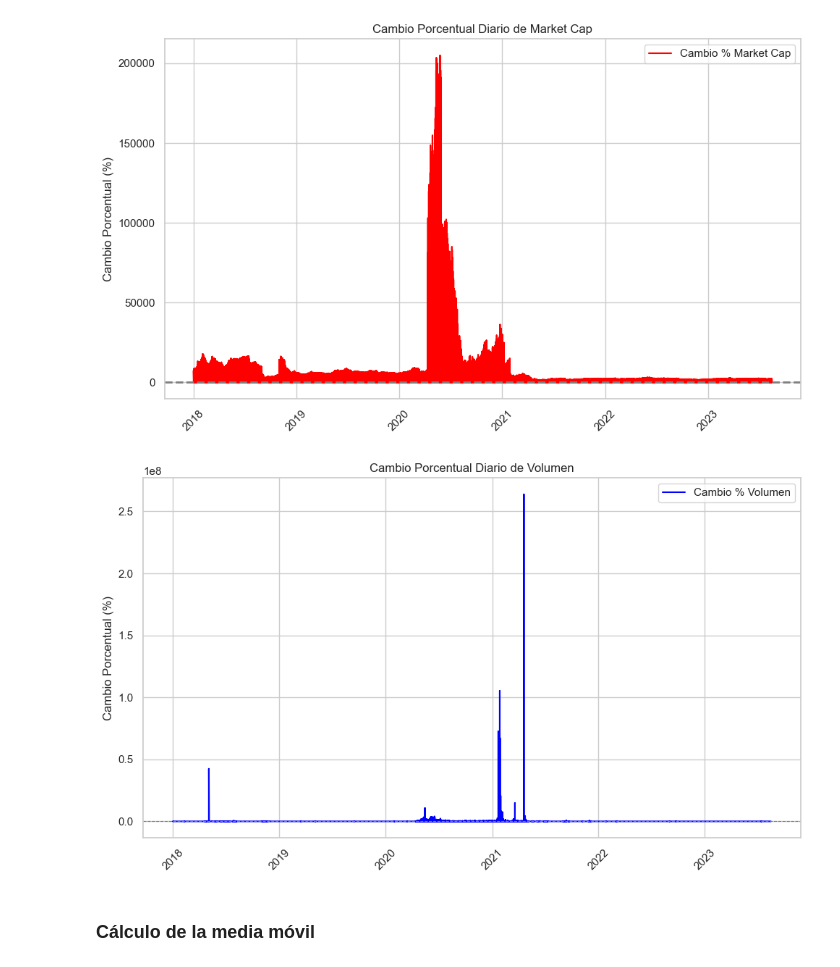
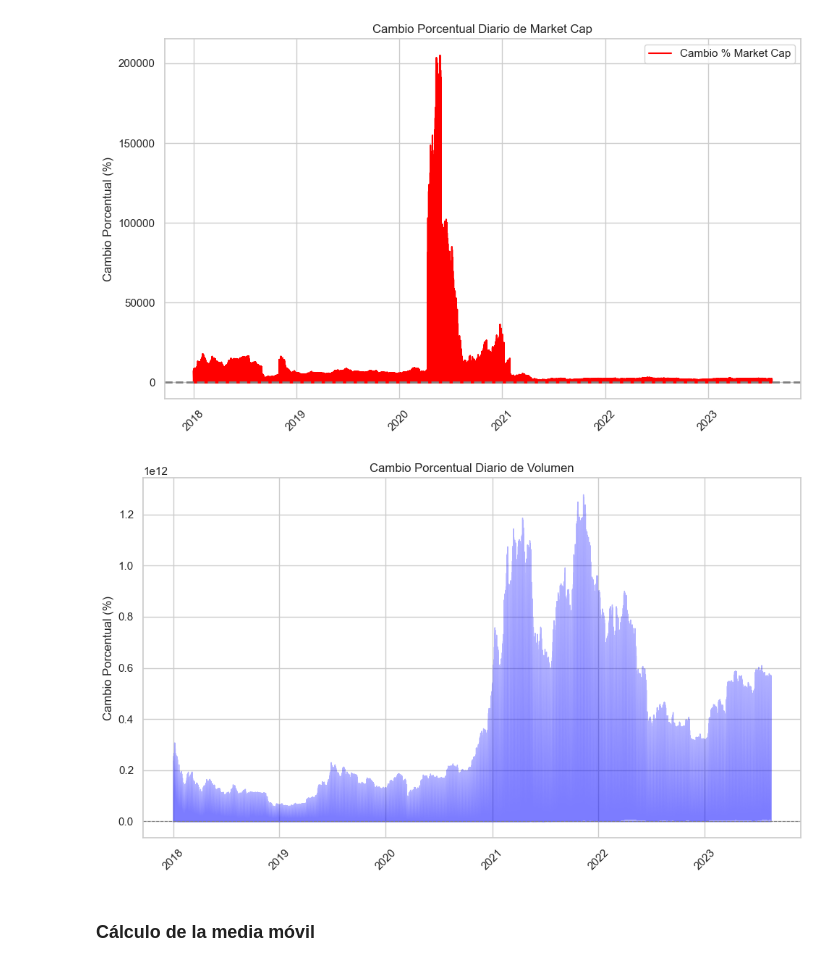
Before and after one commit to sabas4rc/PI_DA, a Jupyter notebook: Notebook/eda.ipynb, the cells around one changed output. Cells and saved outputs as stored; diff of their text form; code cells hidden in the pictures.

```diff
--- a/Notebook/eda.ipynb
+++ b/Notebook/eda.ipynb
@@ -564,22 +564,17 @@ plt.show()
 # %% [output]
 [figure]
 # %%
-# Calculo del cambio porcentual diario del market_cap
-df_total['market__vol_change'] = df_total['total_volumen'].pct_change() * 100
-
-# Plot del cambio porcentual diario del volumen
 plt.figure(figsize=(10, 6))
-plt.plot(df_total['fecha'], df_total['market__vol_change'], label='Cambio % Volumen', color='blue')
+plt.fill_between(df_cripto['fecha'], df_cripto['marketcap'], color='blue', alpha=0.3)
 plt.axhline(y=0, color='gray', linestyle='--', linewidth=0.8)
 plt.title('Cambio Porcentual Diario de Volumen')
 plt.xlabel('')
 plt.ylabel('Cambio Porcentual (%)')
-plt.legend()
 plt.xticks(rotation=45)
 plt.tight_layout()
 plt.show()
 # %% [output]
-[figure, old version]
+[figure, new version]
 # %%
 #Convertir la columna 'fecha' en formato datetime en df_bonos_usa
 df_bonos_usa['fecha'] = pd.to_datetime(df_bonos_usa['fecha'])
```
Also changed, not shown: parts of 14 cells of this notebook, 3 other files.
